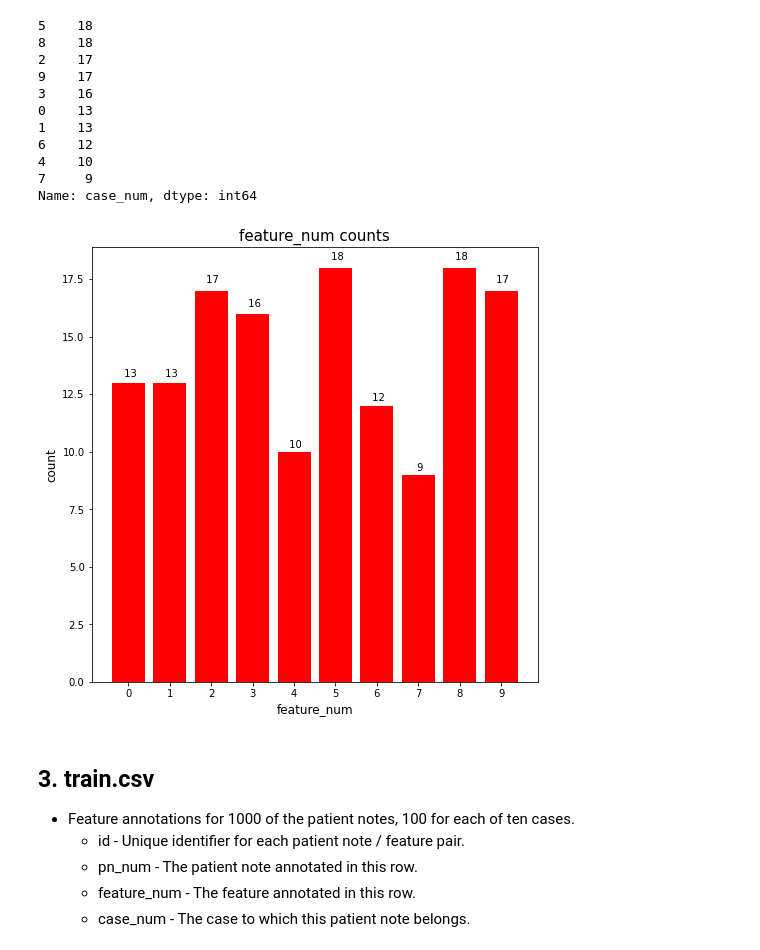
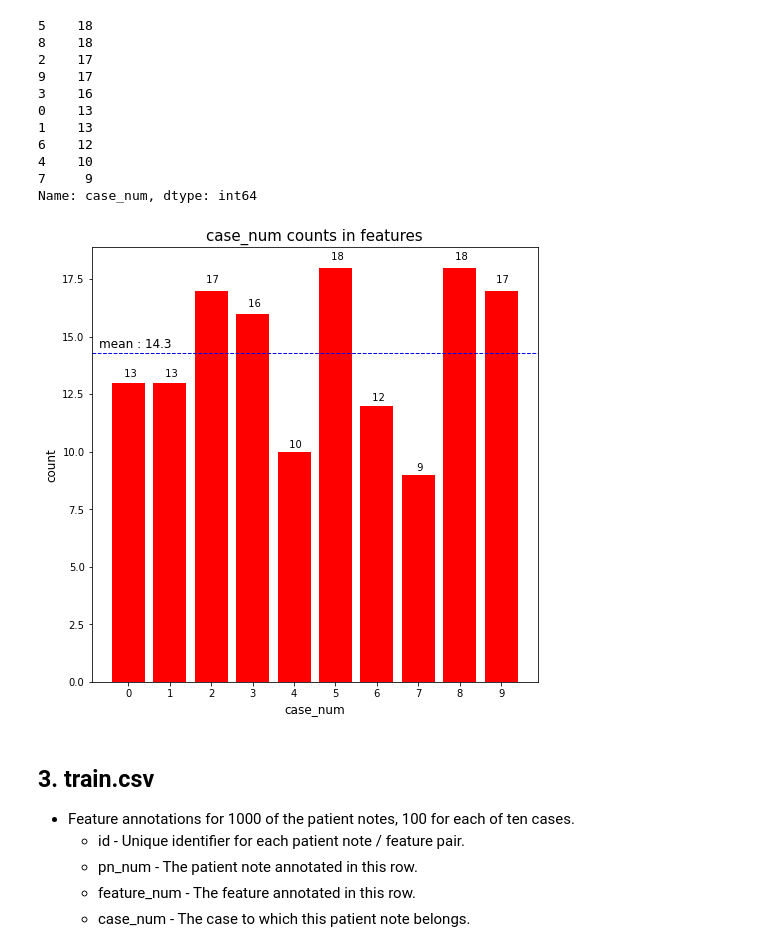
Before and after one commit to blackJJW/Kaggle, a Jupyter notebook: NBME-Score_Clinical_Patient_Notes/nbme-eda.ipynb, the cells around one changed output. Drawn from its saved outputs; the diff is of its cells as text; code cells hidden in the pictures.

```diff
--- a/NBME-Score_Clinical_Patient_Notes/nbme-eda.ipynb
+++ b/NBME-Score_Clinical_Patient_Notes/nbme-eda.ipynb
@@ -86,0 +104,6 @@ plt.show()
+# %%
+pn_history_len = []
+for i in range(len(patient_notes)):
+    pn_history_len.append(len(patient_notes['pn_history'][i]))
+
+print(f'Average length of "pn_history" : {np.mean(pn_history_len)}')
@@ -143,17 +168,19 @@ Name: case_num, dtype: int64
 # %%
 plt.figure(figsize=(8, 8))
 bar = plt.bar(features_case_num_count.index, features_case_num_count.values, color = 'red')
 for i in bar:
     height = i.get_height()
     plt.text(i.get_x() + i.get_width()/2.0, height*1.019, '% d' % height, ha = 'center')
-
+plt.axhline(features_case_num_count.values.mean(), label='count mean',
+            color = 'blue', linewidth=1, linestyle='--')
+plt.text(-0.7, 14.5, f'mean : {features_case_num_count.values.mean()}', fontsize=12)
 plt.xticks(features_case_num_count.index)
-plt.xlabel('feature_num', fontsize = 12)
+plt.xlabel('case_num', fontsize = 12)
 plt.ylabel('count', fontsize = 12)
-plt.title('feature_num counts', fontsize = 15)
+plt.title('case_num counts in features', fontsize = 15)
 plt.show()
 # %% [output]
-[figure, old version]
+[figure, new version]
 # %% [markdown]
 ## 3. train.csv
 - Feature annotations for 1000 of the patient notes, 100 for each of ten cases.
```
Also changed, not shown: parts of 10 cells of this notebook.
